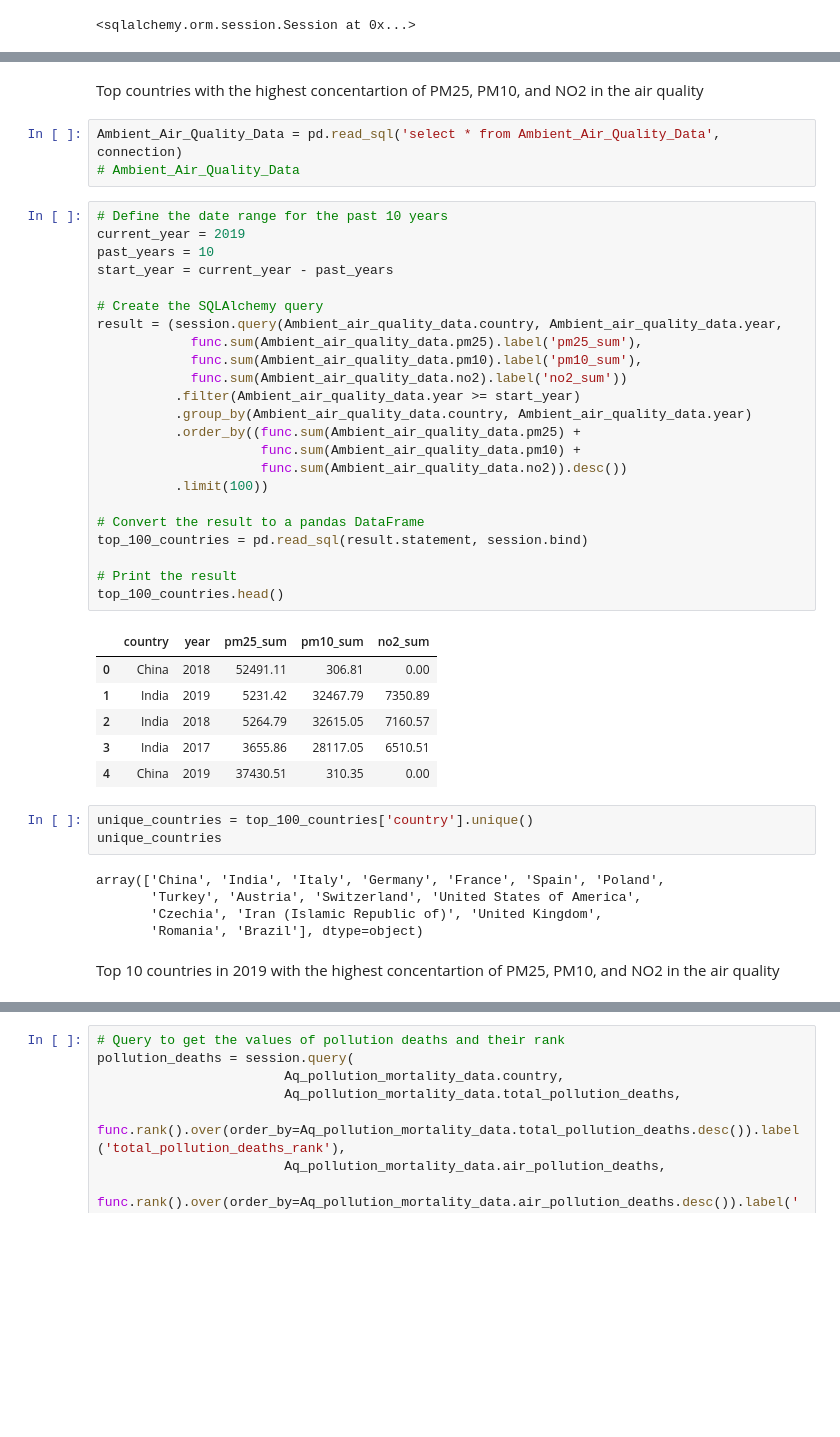
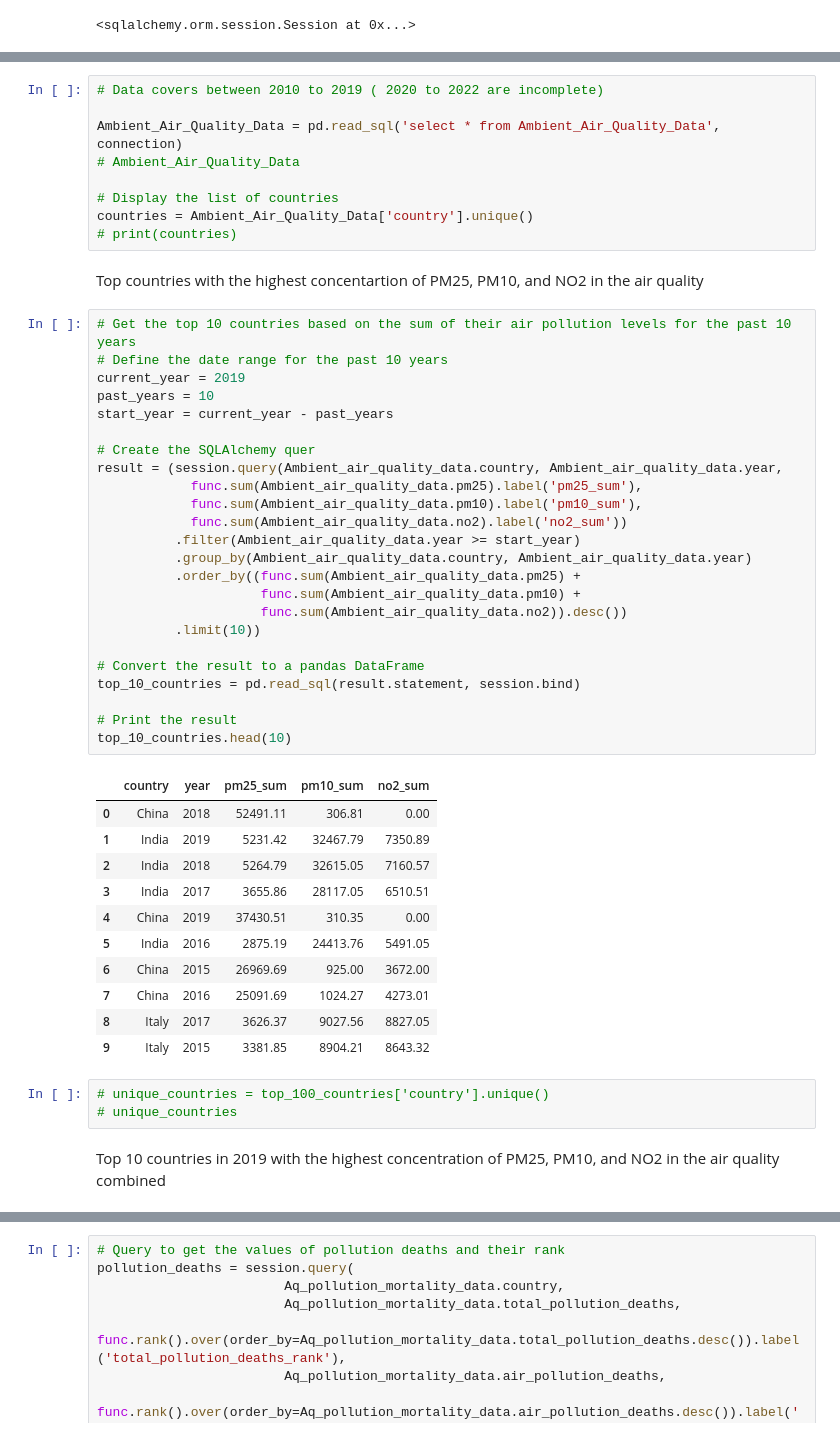
Before and after one commit to sameenshahzad/Project-3_Group-13, a Jupyter notebook: Slides & Analysis/Analysis.ipynb, the cells around one changed output, grey strips where cells are left out. Saved outputs shown, nothing was run; the diff lists cells and outputs as text; blank space fills up the shorter version.

```diff
--- a/Slides & Analysis/Analysis.ipynb
+++ b/Slides & Analysis/Analysis.ipynb
@@ -57,46 +70,53 @@ session
-# %% [markdown]
-Top countries with the highest concentartion of PM25, PM10, and NO2 in the air quality
 # %%
+# Data covers between 2010 to 2019 ( 2020 to 2022 are incomplete)
+
 Ambient_Air_Quality_Data = pd.read_sql('select * from Ambient_Air_Quality_Data', connection)
 # Ambient_Air_Quality_Data
+
+# Display the list of countries
+countries = Ambient_Air_Quality_Data['country'].unique()
+# print(countries)
+# %% [markdown]
+Top countries with the highest concentartion of PM25, PM10, and NO2 in the air quality
 # %%
+# Get the top 10 countries based on the sum of their air pollution levels for the past 10 years
 # Define the date range for the past 10 years
 current_year = 2019
 past_years = 10
 start_year = current_year - past_years
 
-# Create the SQLAlchemy query
+# Create the SQLAlchemy quer
 result = (session.query(Ambient_air_quality_data.country, Ambient_air_quality_data.year,
             func.sum(Ambient_air_quality_data.pm25).label('pm25_sum'),
             func.sum(Ambient_air_quality_data.pm10).label('pm10_sum'),
             func.sum(Ambient_air_quality_data.no2).label('no2_sum'))
           .filter(Ambient_air_quality_data.year >= start_year)
           .group_by(Ambient_air_quality_data.country, Ambient_air_quality_data.year)
           .order_by((func.sum(Ambient_air_quality_data.pm25) +
                      func.sum(Ambient_air_quality_data.pm10) +
                      func.sum(Ambient_air_quality_data.no2)).desc())
-          .limit(100))
+          .limit(10))
 
 # Convert the result to a pandas DataFrame
-top_100_countries = pd.read_sql(result.statement, session.bind)
+top_10_countries = pd.read_sql(result.statement, session.bind)
 
 # Print the result
-top_100_countries.head()
+top_10_countries.head(10)
 # %% [output]
 |  | country | year | pm25_sum | pm10_sum | no2_sum |
 | 0 | China | 2018 | 52491.11 | 306.81 | 0.00 |
 | 1 | India | 2019 | 5231.42 | 32467.79 | 7350.89 |
 | 2 | India | 2018 | 5264.79 | 32615.05 | 7160.57 |
 | 3 | India | 2017 | 3655.86 | 28117.05 | 6510.51 |
 | 4 | China | 2019 | 37430.51 | 310.35 | 0.00 |
+| 5 | India | 2016 | 2875.19 | 24413.76 | 5491.05 |
+| 6 | China | 2015 | 26969.69 | 925.00 | 3672.00 |
+| 7 | China | 2016 | 25091.69 | 1024.27 | 4273.01 |
+| 8 | Italy | 2017 | 3626.37 | 9027.56 | 8827.05 |
+| 9 | Italy | 2015 | 3381.85 | 8904.21 | 8643.32 |
 # %%
-unique_countries = top_100_countries['country'].unique()
-unique_countries
+# unique_countries = top_100_countries['country'].unique()
+# unique_countries
-# %% [output]
-array(['China', 'India', 'Italy', 'Germany', 'France', 'Spain', 'Poland',
-       'Turkey', 'Austria', 'Switzerland', 'United States of America',
-       'Czechia', 'Iran (Islamic Republic of)', 'United Kingdom',
-       'Romania', 'Brazil'], dtype=object)
 # %% [markdown]
-Top 10 countries in 2019 with the highest concentartion of PM25, PM10, and NO2 in the air quality
+Top 10 countries in 2019 with the highest concentration of PM25, PM10, and NO2 in the air quality combined
 # %%
```
Also changed, not shown: parts of 49 cells of this notebook, 1 other file.
